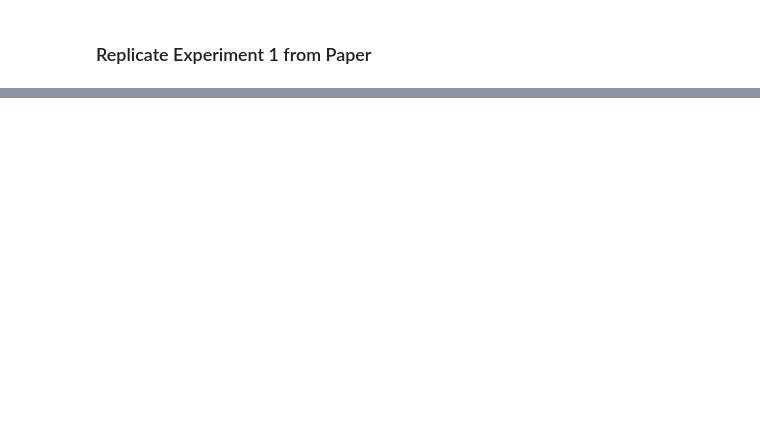
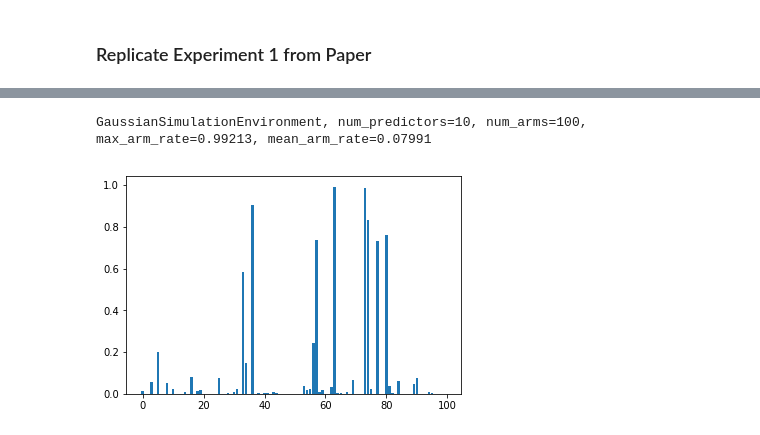
Before and after one commit to banditry/banditry, a Jupyter notebook: notebooks/pg-ts.ipynb, the cells around one changed output, grey strips where cells are left out. Drawn from its saved outputs; the diff is of its cells as text; code cells hidden in the pictures; blank space fills up the shorter version.

```diff
--- a/notebooks/pg-ts.ipynb
+++ b/notebooks/pg-ts.ipynb
@@ -792,0 +854,6 @@ class Experiment(Seedable):
+# %%
+factory = GaussianSimulationFactory(seed=2135)
+environment = factory()
+plt.bar(np.arange(environment.num_arms), environment.arm_rates)
+environment
+# %% [output]
@@ -793 +863,3 @@ class Experiment(Seedable):
+GaussianSimulationEnvironment, num_predictors=10, num_arms=100, max_arm_rate=0.99213, mean_arm_rate=0.07991
+[figure, added]
 # %%
```
Also changed, not shown: parts of 34 cells of this notebook.
